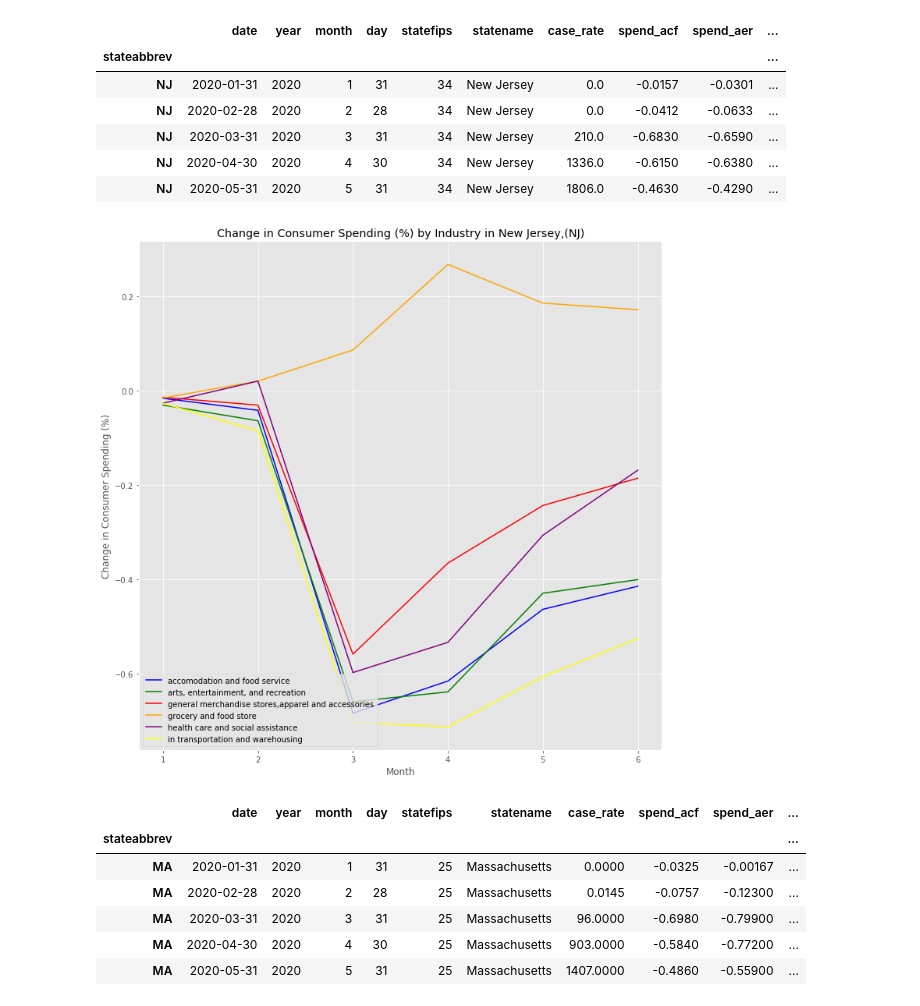
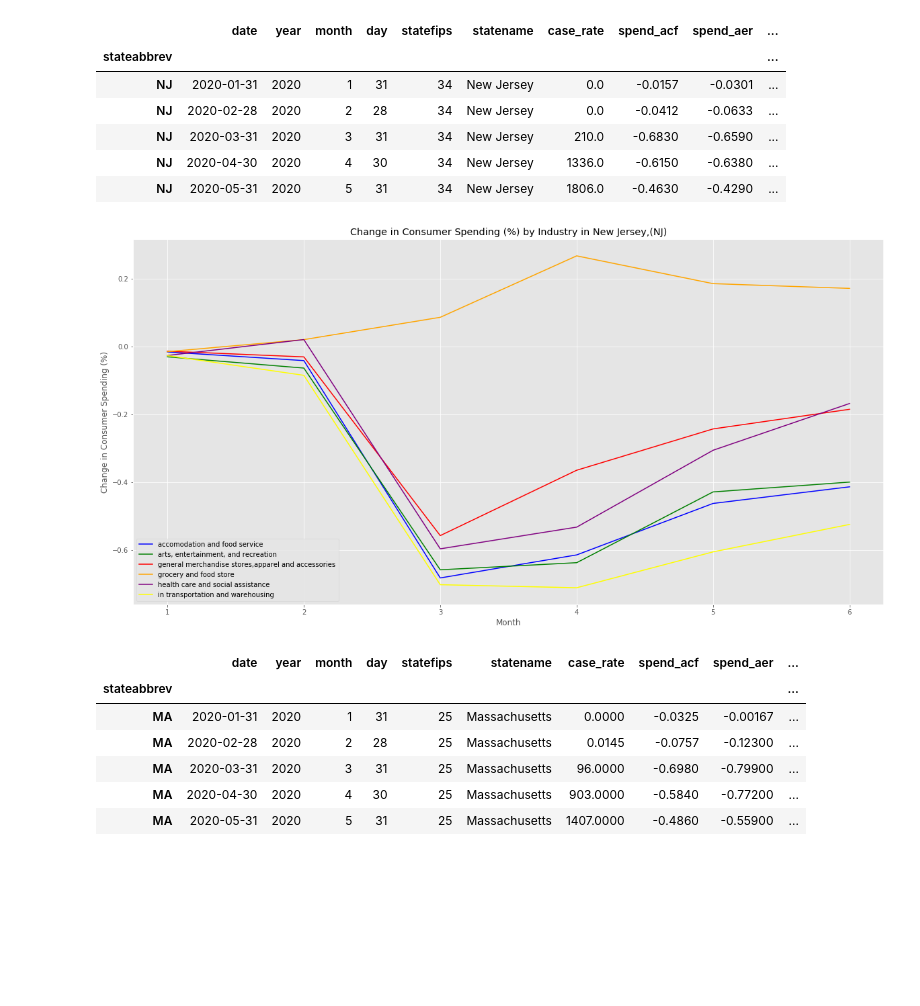
Before and after one commit to Starlinf/Project1, a Jupyter notebook: Project1_Q1.ipynb, the cells around one changed output. Saved outputs shown, nothing was run; the diff lists cells and outputs as text; code cells hidden in the pictures; blank space fills up the shorter version.

```diff
--- a/Project1_Q1.ipynb
+++ b/Project1_Q1.ipynb
@@ -588,25 +650,25 @@ NJ.head()
 | NJ | 2020-04-30 | 2020 | 4 | 30 | 34 | New Jersey | 1336.0 | -0.6150 | -0.6380 | ... |
 | NJ | 2020-05-31 | 2020 | 5 | 31 | 34 | New Jersey | 1806.0 | -0.4630 | -0.4290 | ... |
 # %%
-plt.figure(figsize=(12,12))
+plt.figure(figsize=(20,10))
 spend_acf, = plt.plot(NJ["month"],NJ["spend_acf"], color="blue", label="accomodation and food service" )
 spend_aer, = plt.plot(NJ["month"],NJ["spend_aer"], color="green", label="arts, entertainment, and recreation " )
 spend_apg, = plt.plot(NJ["month"],NJ["spend_apg"], color="red", label="general merchandise stores,apparel and accessories" )
 spend_grf, = plt.plot(NJ["month"],NJ["spend_grf"], color="orange", label="grocery and food store" )
 spend_hcs, = plt.plot(NJ["month"],NJ["spend_hcs"], color="purple", label="health care and social assistance" )
 spend_tws, = plt.plot(NJ["month"],NJ["spend_tws"], color="yellow", label="in transportation and warehousing" )
 # Create a legend for our chart
 plt.legend(handles=[spend_acf, spend_aer, spend_apg,spend_grf,spend_hcs,spend_tws], loc="lower left")
 plt.xlabel('Month')
 # Set the y axis label of the current axis.
 plt.ylabel('Change in Consumer Spending (%)')
 plt.xticks(np.arange(min(eom_df["month"]), max(eom_df["month"])+1, 1.0))
 # Set a title of the current axes.
 plt.title('Change in Consumer Spending (%) by Industry in New Jersey,(NJ)')
 # Show the chart
 plt.show()
 # %% [output]
-[figure, old version]
+[figure, new version]
 # %%
 # Filter the data so that only those sightings in the MA are in a DataFrame
 MA = eom_df.loc[eom_df.index == "MA", :]
```
Also changed, not shown: parts of 37 cells of this notebook, 2 other files.
